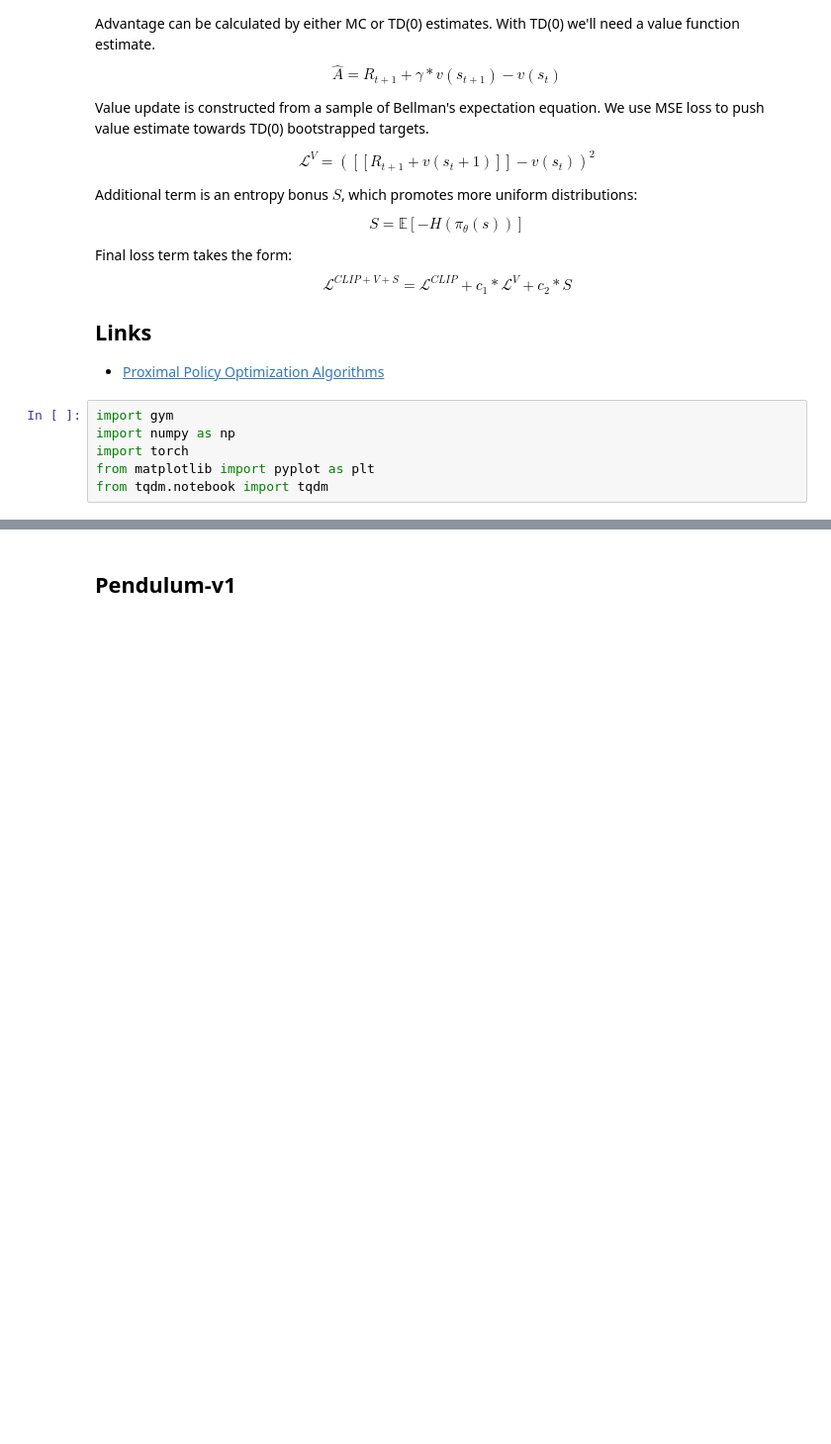
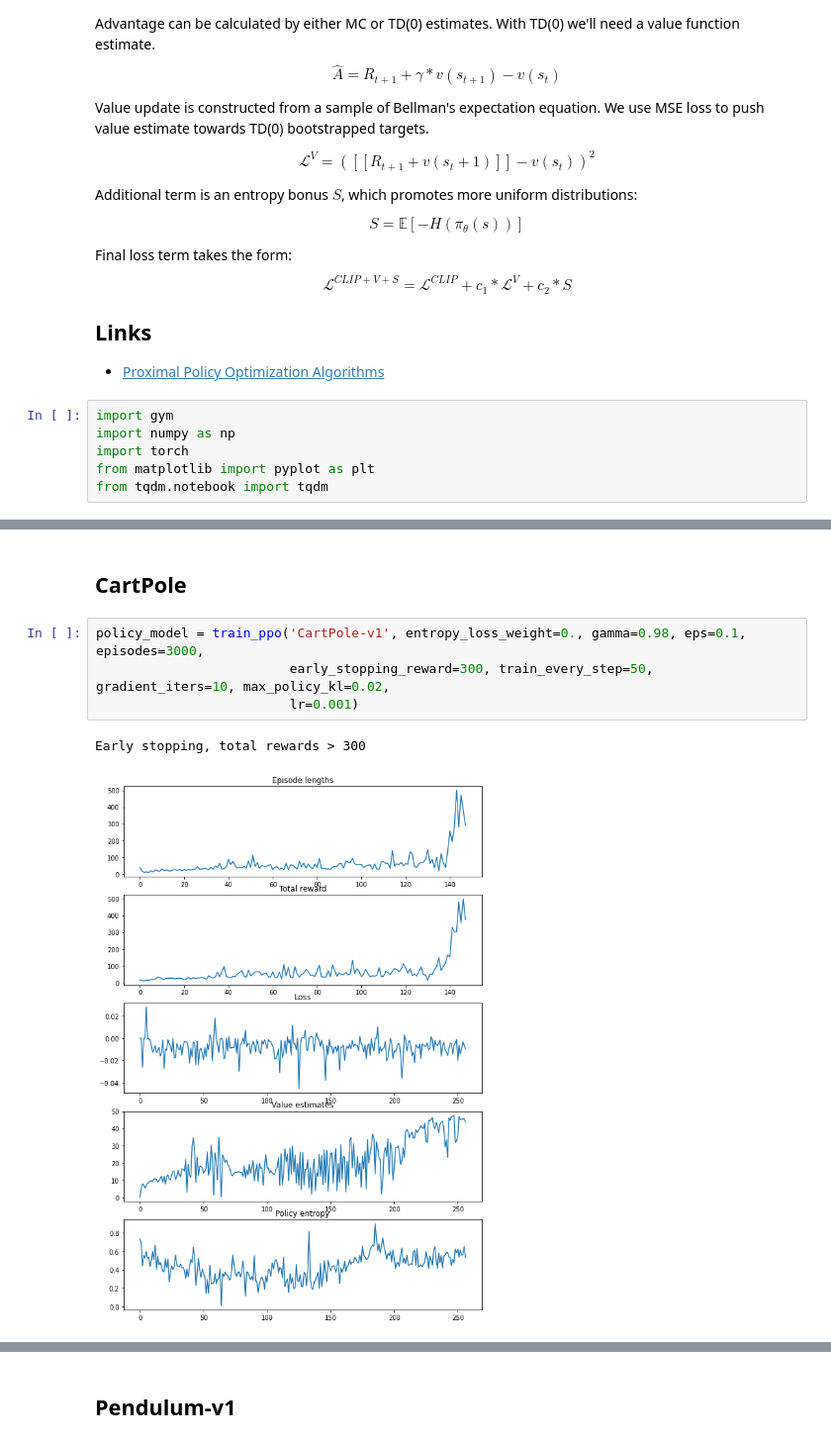
Before and after one commit to vslaykovsky/simplementations, a Jupyter notebook: RL/PPO.ipynb, the cells around one changed output, grey strips where cells are left out. Shown: that part at 99% size. Cells and saved outputs as stored; diff of their text form; blank space fills up the shorter version.

```diff
--- a/RL/PPO.ipynb
+++ b/RL/PPO.ipynb
@@ -283,2 +345,11 @@ def train_ppo(env_name,
 
         return policy_model
+# %% [markdown]
+## CartPole
+# %%
+policy_model = train_ppo('CartPole-v1', entropy_loss_weight=0., gamma=0.98, eps=0.1, episodes=3000,
+                         early_stopping_reward=300, train_every_step=50, gradient_iters=10, max_policy_kl=0.02,
+                         lr=0.001)
+# %% [output]
+Early stopping, total rewards > 300
+[figure, added]
```
Also changed, not shown: parts of 14 cells of this notebook.
